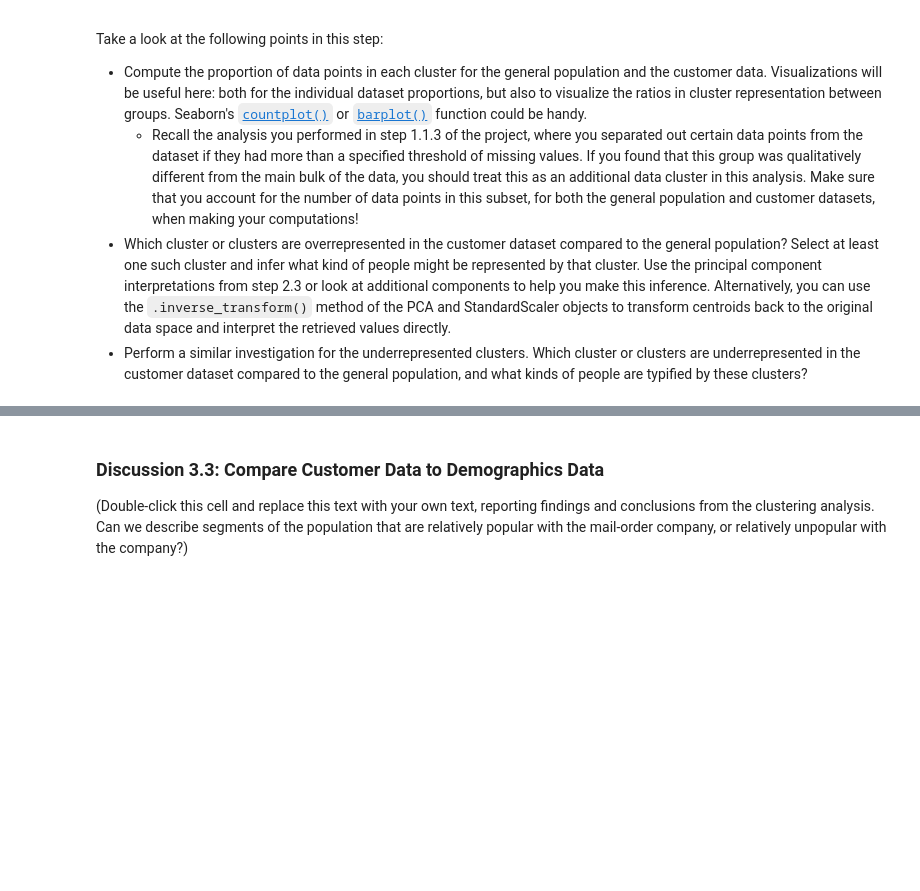
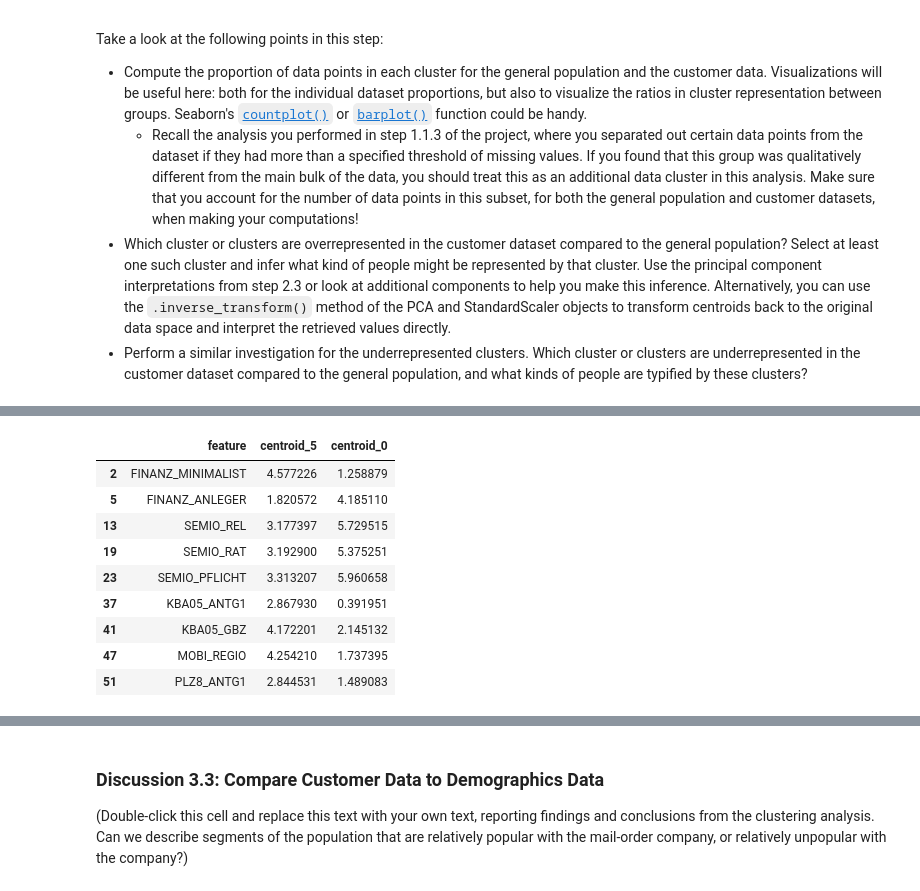
Before and after one commit to EssaAlsharif/Identify-Customer-Segments, a Jupyter notebook: Identify_Customer_Segments.ipynb, the cells around one changed output, grey strips where cells are left out. Saved outputs shown, nothing was run; the diff lists cells and outputs as text; code cells hidden in the pictures; blank space fills up the shorter version.

```diff
--- a/Identify_Customer_Segments.ipynb
+++ b/Identify_Customer_Segments.ipynb
@@ -1740,14 +1748,30 @@ negative_corr=["FINANZ_MINIMALIST","MOBI_REGIO","PLZ8_ANTG1","KBA05_GBZ","DECADE
+# %%
+positive_correlation=["MOBI_REGIO","KBA05_ANTG1","FINANZ_MINIMALIST","PLZ8_ANTG1","KBA05_GBZ","SEMIO_REL","SEMIO_TRADV.0","SEMIO_PFLICHT",
+"FINANZ_ANLEGER","SEMIO_RAT"]
+negative_correlation=["PLZ8_ANTG4","PLZ8_ANTG3","CAMEO_INTL_2015_WEALTH","HH_EINKOMMEN_SCORE","LP_STATUS_GROB_1","SEMIO_LUST","SEMIO_ERL","ZABEOTYP_3",
+             "FINANZ_VORSORGER","ALTERSKATEGORIE_GROB"]
 # %%
 # What kinds of people are part of a cluster that is overrepresented in the
 # customer data compared to the general population?
-centroid_10 = scaler.inverse_transform(pca_80.inverse_transform(model.cluster_centers_[10].reshape(1, -1))).flatten()
+centroid_0 = scaler.inverse_transform(pca_80.inverse_transform(model.cluster_centers_[0].reshape(1, -1))).flatten()
 # %%
 # What kinds of people are part of a cluster that is underrepresented in the
 # customer data compared to the general population?
 
-centroid_12 = scaler.inverse_transform(pca_80.inverse_transform(model.cluster_centers_[12].reshape(1, -1))).flatten()
+centroid_5 = scaler.inverse_transform(pca_80.inverse_transform(model.cluster_centers_[5].reshape(1, -1))).flatten()
 # %%
-centroids=pd.DataFrame({"feature":NanCleaned_customer_data.columns,"centroid_10":centroid_10,"centroid_12":centroid_12})
+centroids=pd.DataFrame({"feature":NanCleaned_customer_data.columns,"centroid_5":centroid_5,"centroid_0":centroid_0})
 # %%
-centroids[centroids["feature"].isin(positive_corr)]
+centroids[centroids["feature"].isin(positive_correlation)]
+# %% [output]
+|  | feature | centroid_5 | centroid_0 |
+| 2 | FINANZ_MINIMALIST | 4.577226 | 1.258879 |
+| 5 | FINANZ_ANLEGER | 1.820572 | 4.185110 |
+| 13 | SEMIO_REL | 3.177397 | 5.729515 |
+| 19 | SEMIO_RAT | 3.192900 | 5.375251 |
+| 23 | SEMIO_PFLICHT | 3.313207 | 5.960658 |
+| 37 | KBA05_ANTG1 | 2.867930 | 0.391951 |
+| 41 | KBA05_GBZ | 4.172201 | 2.145132 |
+| 47 | MOBI_REGIO | 4.254210 | 1.737395 |
+| 51 | PLZ8_ANTG1 | 2.844531 | 1.489083 |
 # %%
```
Also changed, not shown: parts of 14 cells of this notebook.
